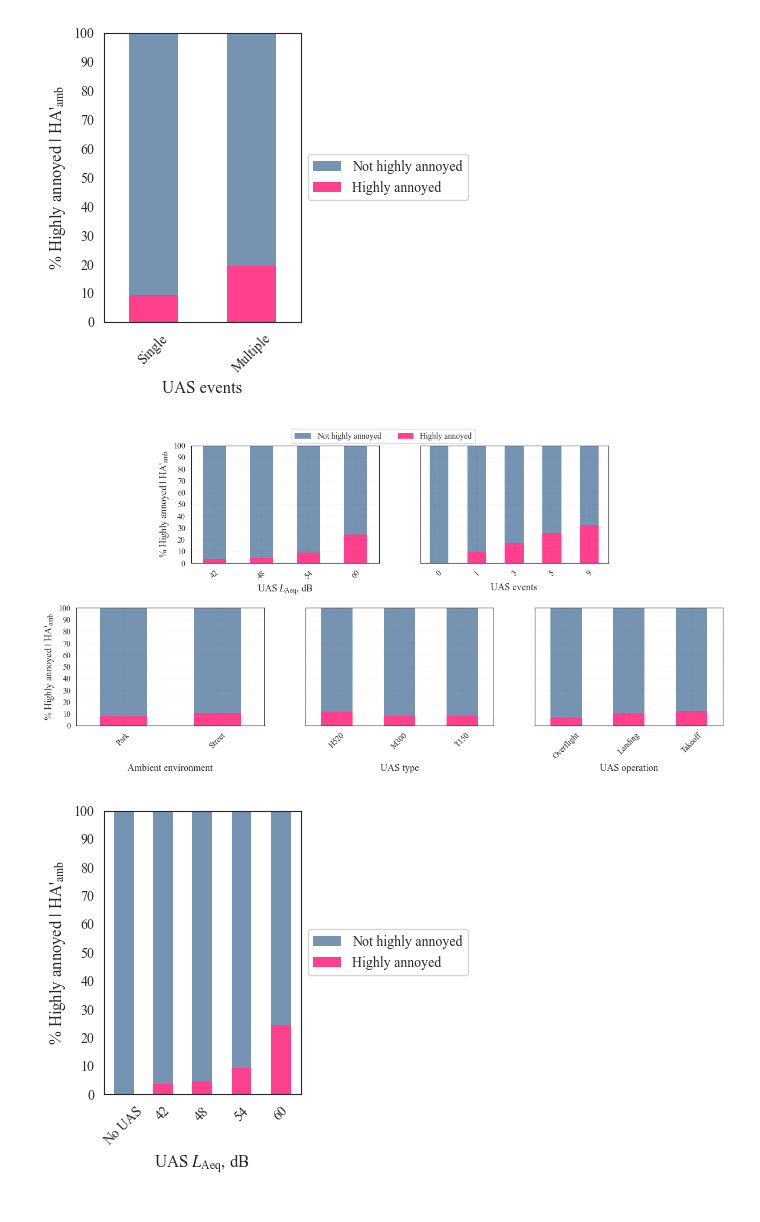
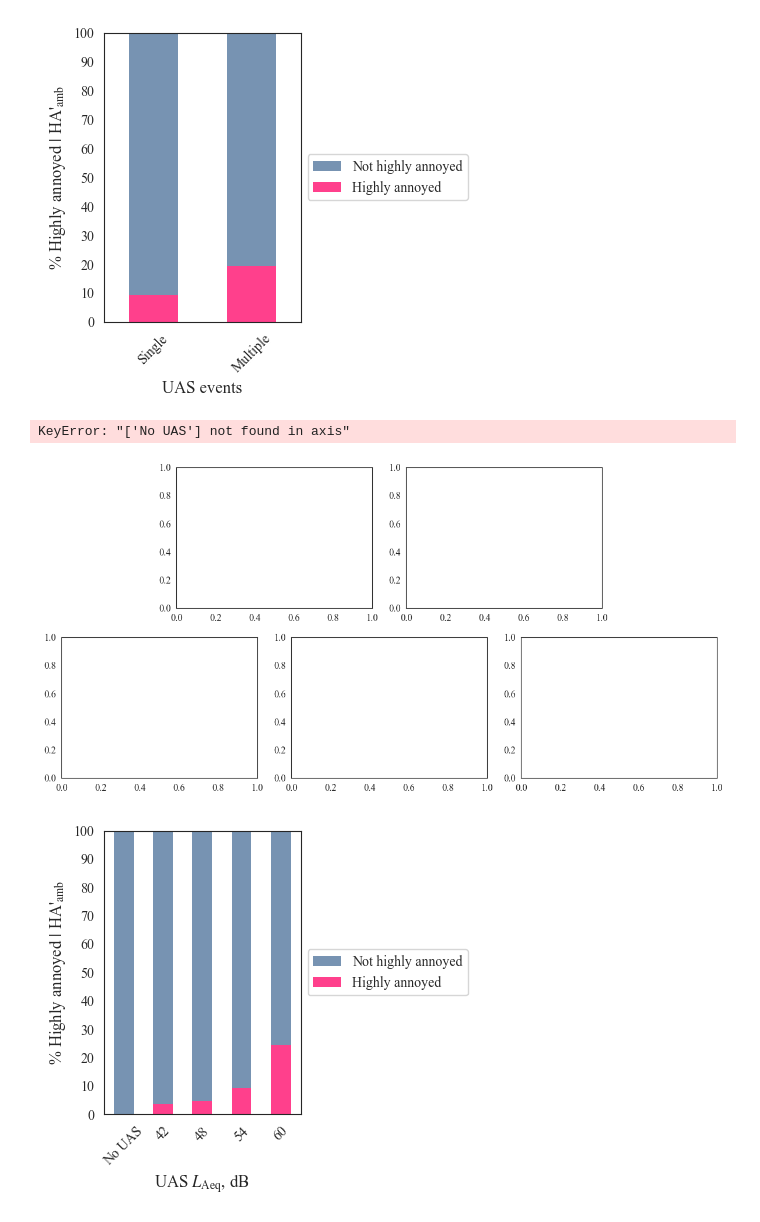
Before and after one commit to acoustics-code-salford/refmap-psychoacoustics, a Jupyter notebook: src/refmap_psychoacoustics/notebooks/refmap_listest1_analysis_EDA_alldata.ipynb, the cells around one changed output. Cells and saved outputs as stored; diff of their text form; code cells hidden in the pictures.

```diff
--- a/src/refmap_psychoacoustics/notebooks/refmap_listest1_analysis_EDA_alldata.ipynb
+++ b/src/refmap_psychoacoustics/notebooks/refmap_listest1_analysis_EDA_alldata.ipynb
@@ -38,9 +38,9 @@ mpl.rcParams.update({'font.size': 16})
 mpl.rcParams['figure.autolayout'] = True
 mpl.rcParams['mathtext.fontset'] = 'stix'
 
-SMALL_SIZE = 10
-MEDIUM_SIZE = 12
-BIGGER_SIZE = 14
+SMALL_SIZE = 12
+MEDIUM_SIZE = 14
+BIGGER_SIZE = 16
 
 plt.rc('font', size=SMALL_SIZE)          # controls default text sizes
 plt.rc('axes', titlesize=MEDIUM_SIZE,
@@ -392,7 +392,7 @@ for ii in range(0, nPlots):
 ### LAeq
 x_var, y_var = "UASLAeq", "dHighAnnoy"
 df_grouped = partsABdataBySubj.groupby(x_var, observed=True)[y_var].value_counts(normalize=True).unstack(y_var)
-df_grouped.drop(index="No UAS", inplace=True)
+df_grouped.drop(index="Baseline", inplace=True)
 # relabel columns
 df_grouped.columns = ["Not highly annoyed", "Highly annoyed"]
 df_grouped = df_grouped.reset_index()
@@ -462,7 +462,7 @@ axs[2].legend().set_visible(False)
 ### UAS type
 x_var, y_var = "UASType", "dHighAnnoy"
 df_grouped = partADataBySubj.groupby(x_var, observed=True)[y_var].value_counts(normalize=True).unstack(y_var)
-df_grouped.drop(index="No UAS", inplace=True)
+df_grouped.drop(index="Baseline", inplace=True)
 
 # relabel columns
 df_grouped.columns = ["Not highly annoyed", "Highly annoyed"]
@@ -486,7 +486,7 @@ axs[3].legend().set_visible(False)
 ### UAS operation
 x_var, y_var = "UASOperation", "dHighAnnoy"
 df_grouped = partADataBySubj.groupby(x_var, observed=True)[y_var].value_counts(normalize=True).unstack(y_var)
-df_grouped.drop(index="No UAS", inplace=True)
+df_grouped.drop(index="Baseline", inplace=True)
 
 # relabel columns
 df_grouped.columns = ["Not highly annoyed", "Highly annoyed"]
@@ -497,38 +497,39 @@ df_grouped = df_grouped.reset_index()
 df_grouped.plot(kind='bar', stacked=True, x=x_var, y=["Highly annoyed", "Not highly annoyed"], ax=axs[4],
                 color=mycolours[2:4], alpha=0.75, edgecolor='none')
 
 axs[4].set(ylabel=None,
         xlabel=r"UAS operation", ylim=[0, 1], yticks=np.arange(0, 1.1, 0.1),
         yticklabels=[])
 axs[4].grid(alpha=0.15, linestyle='--')
 # set x-axis labels to rotated angle for better readability
 axs[4].set_xticklabels(axs[4].get_xticklabels(), rotation=45)
 
 # omit legend
 axs[4].legend().set_visible(False)
 
 # place legend outside axis at centre right bbox
 lines_labels = [axs[4].get_legend_handles_labels()]
 lines, labels = [sum(lol, []) for lol in zip(*lines_labels)]
-fig.legend(handles=lines, labels=labels, loc='upper center', bbox_to_anchor=(0.5, 1.025), reverse=True, ncols=2)
+lgd = fig.legend(handles=lines, labels=labels, loc='upper center', bbox_to_anchor=(0.5, 1.025), reverse=True, ncols=2)
 
 # align x-axis labels
 fig.align_xlabels()
 
 # save plot
 if saveplots:
 
-    filename = "PtsABHighAnnoyStackedBarMulti"
+    filename = "PtsABdHighAnnoyStackedBarMulti"
 
     plt.savefig(os.path.join(outFigPath, "svg", filename + ".svg"),
-                format='svg')
+                format='svg', bbox_extra_artists=(lgd,), bbox_inches='tight')
 
     plt.savefig(os.path.join(outFigPath, "pdf", filename + ".pdf"),
-                format='pdf')
+                format='pdf', bbox_extra_artists=(lgd,), bbox_inches='tight')
 
 plt.show()
 # %% [output]
+KeyError: "['No UAS'] not found in axis"
-[figure, old version]
+[figure, new version]
 # %%
 # stacked proportional bar plot for % highly annoyed by UAS by UAS LAeq
 # plot stacked proportional bar plot for the proportion of high annoyance in each group using matplotlib
```
Also changed, not shown: parts of 5 cells of this notebook, 12 other files.
